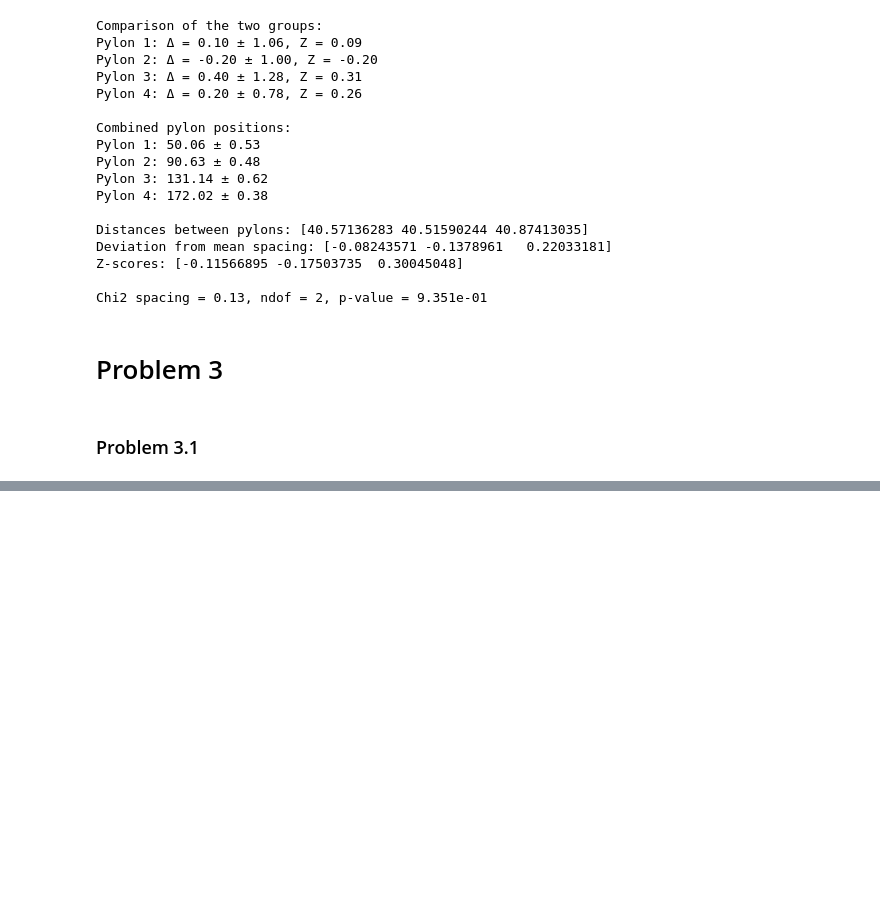
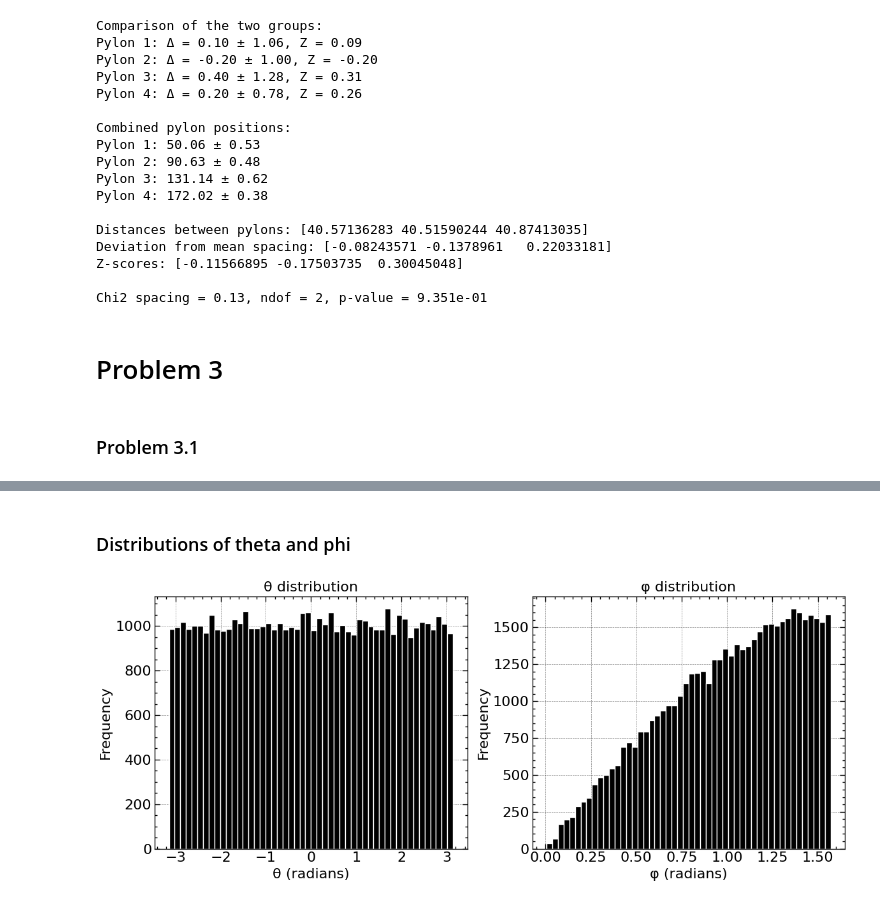
Before and after one commit to tobiassanta/AppStat2025, a Jupyter notebook: Problem Set/Problem Set.ipynb, the cells around one changed output, grey strips where cells are left out. Drawn from its saved outputs; the diff is of its cells as text; code cells hidden in the pictures; blank space fills up the shorter version.

```diff
--- a/Problem Set/Problem Set.ipynb
+++ b/Problem Set/Problem Set.ipynb
@@ -580,0 +666,30 @@ Fraction B in A = 0.2013 +- 0.00201
+# %% [markdown]
+### Distributions of theta and phi
+# %%
+mask        = (z > 0) & (r < 1)
+x_sel       = x[mask]
+y_sel       = y[mask]
+z_sel       = z[mask]
+
+theta_sel   = np.arctan2(y_sel, x_sel)
+phi_sel     = np.arccos(z_sel / np.sqrt(x_sel**2 + y_sel**2 + z_sel**2))
+
+plt.figure(figsize=(12,5))
+
+plt.subplot(1,2,1)
+plt.hist(theta_sel, bins=50, color='black', edgecolor='white')
+plt.xlabel('θ (radians)')
+plt.ylabel('Frequency')
+plt.title('θ distribution')
+
+plt.subplot(1,2,2)
+plt.hist(phi_sel, bins=50, color='black', edgecolor='white')
+plt.xlabel('φ (radians)')
+plt.ylabel('Frequency')
+plt.title('φ distribution')
+
+plt.tight_layout()
+plt.savefig('Problem 3.2.2.png', dpi = 300)
+plt.show()
+# %% [output]
+[figure, added]
```
Also changed, not shown: parts of 14 cells of this notebook.
